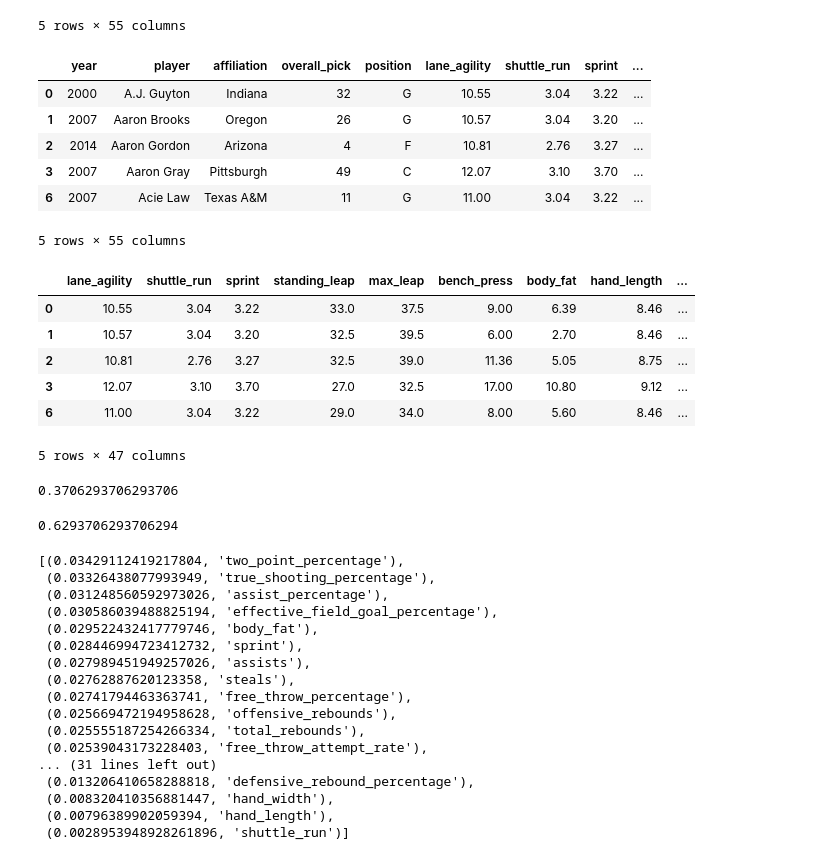
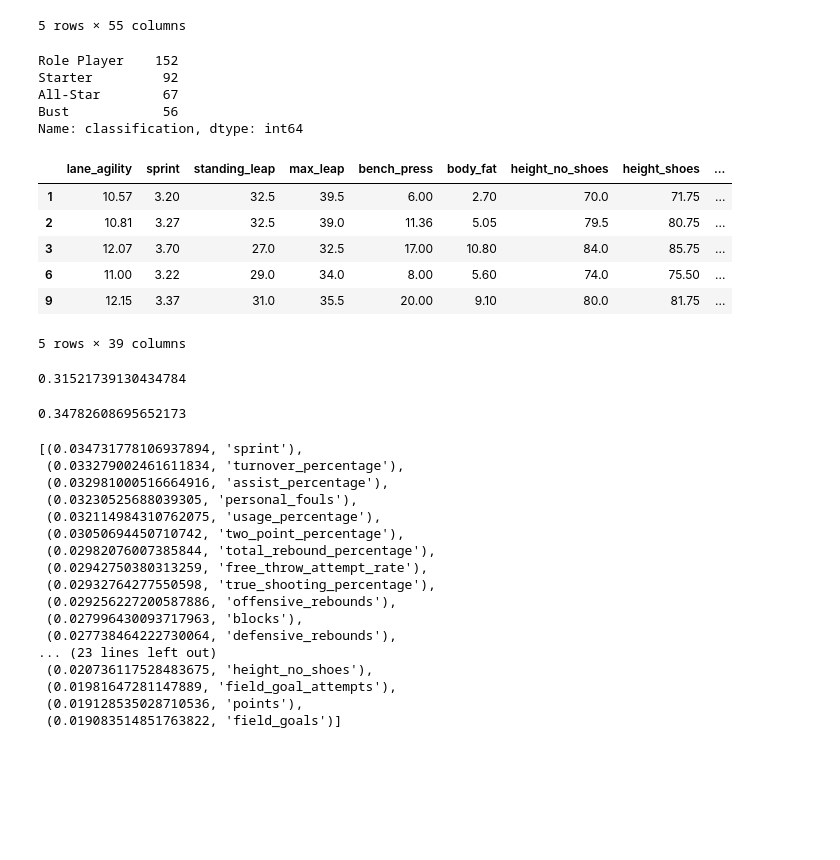
Before and after one commit to plowden/project3, a Jupyter notebook: notebooks/build_model.ipynb, the cells around one changed output. Cells and saved outputs as stored; diff of their text form; code cells hidden in the pictures; blank space fills up the shorter version.

```diff
--- a/notebooks/build_model.ipynb
+++ b/notebooks/build_model.ipynb
@@ -40,42 +40,47 @@ classification.1
 | 4 | 2018 | Aaron Holiday | California-Los Angeles | 23 | G | 10.96 | 3.22 | 3.27 | ... |
 5 rows × 55 columns
 # %%
+limit_plyrs = final_full.loc[final_full['classification'] != 'Exclude']
+
 # limit data to '00-'14
-limit_yrs = final_full.loc[final_full['year'] <= 2014]
+limit_yrs = limit_plyrs.loc[final_full['year'] <= 2014]
 
-limit_yrs.head()
+# check distribution of classifications
+limit_yrs['classification'].value_counts()
 # %% [output]
-|  | year | player | affiliation | overall_pick | position | lane_agility | shuttle_run | sprint | ... |
-| 0 | 2000 | A.J. Guyton | Indiana | 32 | G | 10.55 | 3.04 | 3.22 | ... |
-| 1 | 2007 | Aaron Brooks | Oregon | 26 | G | 10.57 | 3.04 | 3.20 | ... |
-| 2 | 2014 | Aaron Gordon | Arizona | 4 | F | 10.81 | 2.76 | 3.27 | ... |
-| 3 | 2007 | Aaron Gray | Pittsburgh | 49 | C | 12.07 | 3.10 | 3.70 | ... |
-| 6 | 2007 | Acie Law | Texas A&M | 11 | G | 11.00 | 3.04 | 3.22 | ... |
-5 rows × 55 columns
+Role Player    152
+Starter         92
+All-Star        67
+Bust            56
+Name: classification, dtype: int64
 # %%
 target = limit_yrs['classification']
 
 # drop unnecessary columns
-data_clean = limit_yrs.drop(['year', 'affiliation', 'position', 'player', 'overall_pick', 'player_id', 'classification', 'classification.1'], axis = 1)
+data_clean = limit_yrs.drop(['year', 'affiliation', 'player', 'position', 'overall_pick', 'player_id',
+                             'classification', 'classification.1'], axis = 1)
+
+# one-hot encode position
+# data_clean = pd.get_dummies(data_clean, columns=['position'])
 
 # replace NAs with imputed values
 from sklearn.preprocessing import Imputer
 imputer = Imputer(missing_values = np.nan, strategy = 'mean', axis = 0)
 
 for column in data_clean.columns:
     data_clean[[column]] = imputer.fit_transform(data_clean[[column]])
 
 feature_names = data_clean.columns
 
 data_clean.head()
 # %% [output]
-|  | lane_agility | shuttle_run | sprint | standing_leap | max_leap | bench_press | body_fat | hand_length | ... |
-| 0 | 10.55 | 3.04 | 3.22 | 33.0 | 37.5 | 9.00 | 6.39 | 8.46 | ... |
-| 1 | 10.57 | 3.04 | 3.20 | 32.5 | 39.5 | 6.00 | 2.70 | 8.46 | ... |
-| 2 | 10.81 | 2.76 | 3.27 | 32.5 | 39.0 | 11.36 | 5.05 | 8.75 | ... |
-| 3 | 12.07 | 3.10 | 3.70 | 27.0 | 32.5 | 17.00 | 10.80 | 9.12 | ... |
-| 6 | 11.00 | 3.04 | 3.22 | 29.0 | 34.0 | 8.00 | 5.60 | 8.46 | ... |
+|  | lane_agility | sprint | standing_leap | max_leap | bench_press | body_fat | height_no_shoes | height_shoes | ... |
+| 1 | 10.57 | 3.20 | 32.5 | 39.5 | 6.00 | 2.70 | 70.0 | 71.75 | ... |
+| 2 | 10.81 | 3.27 | 32.5 | 39.0 | 11.36 | 5.05 | 79.5 | 80.75 | ... |
+| 3 | 12.07 | 3.70 | 27.0 | 32.5 | 17.00 | 10.80 | 84.0 | 85.75 | ... |
+| 6 | 11.00 | 3.22 | 29.0 | 34.0 | 8.00 | 5.60 | 74.0 | 75.50 | ... |
+| 9 | 12.15 | 3.37 | 31.0 | 35.5 | 20.00 | 9.10 | 80.0 | 81.75 | ... |
-5 rows × 47 columns
+5 rows × 39 columns
 # %%
 from sklearn.model_selection import train_test_split
 X_train, X_test, y_train, y_test = train_test_split(data_clean, target, random_state = 23)
@@ -84,31 +90,31 @@ clf = tree.DecisionTreeClassifier()
 clf = clf.fit(X_train, y_train)
 clf.score(X_test, y_test)
 # %% [output]
-0.3706293706293706
+0.31521739130434784
 # %%
 from sklearn.ensemble import RandomForestClassifier
 rf = RandomForestClassifier(n_estimators=200)
 rf = rf.fit(X_train, y_train)
 rf.score(X_test, y_test)
 # %% [output]
-0.6293706293706294
+0.34782608695652173
 # %%
 sorted(zip(rf.feature_importances_, feature_names), reverse=True)
 # %% [output]
-[(0.03429112419217804, 'two_point_percentage'),
- (0.03326438077993949, 'true_shooting_percentage'),
- (0.031248560592973026, 'assist_percentage'),
- (0.030586039488825194, 'effective_field_goal_percentage'),
- (0.029522432417779746, 'body_fat'),
- (0.028446994723412732, 'sprint'),
- (0.027989451949257026, 'assists'),
- (0.02762887620123358, 'steals'),
- (0.02741794463363741, 'free_throw_percentage'),
- (0.025669472194958628, 'offensive_rebounds'),
- (0.025555187254266334, 'total_rebounds'),
- (0.02539043173228403, 'free_throw_attempt_rate'),
-... (31 lines left out)
- (0.013206410658288818, 'defensive_rebound_percentage'),
- (0.008320410356881447, 'hand_width'),
- (0.00796389902059394, 'hand_length'),
- (0.0028953948928261896, 'shuttle_run')]
+[(0.034731778106937894, 'sprint'),
+ (0.033279002461611834, 'turnover_percentage'),
+ (0.032981000516664916, 'assist_percentage'),
+ (0.03230525688039305, 'personal_fouls'),
+ (0.032114984310762075, 'usage_percentage'),
+ (0.03050694450710742, 'two_point_percentage'),
+ (0.02982076007385844, 'total_rebound_percentage'),
+ (0.02942750380313259, 'free_throw_attempt_rate'),
+ (0.02932764277550598, 'true_shooting_percentage'),
+ (0.029256227200587886, 'offensive_rebounds'),
+ (0.027996430093717963, 'blocks'),
+ (0.027738464222730064, 'defensive_rebounds'),
+... (23 lines left out)
+ (0.020736117528483675, 'height_no_shoes'),
+ (0.01981647281147889, 'field_goal_attempts'),
+ (0.019128535028710536, 'points'),
+ (0.019083514851763822, 'field_goals')]
```
Also changed, not shown: parts of 3 cells of this notebook, 6 other files.
